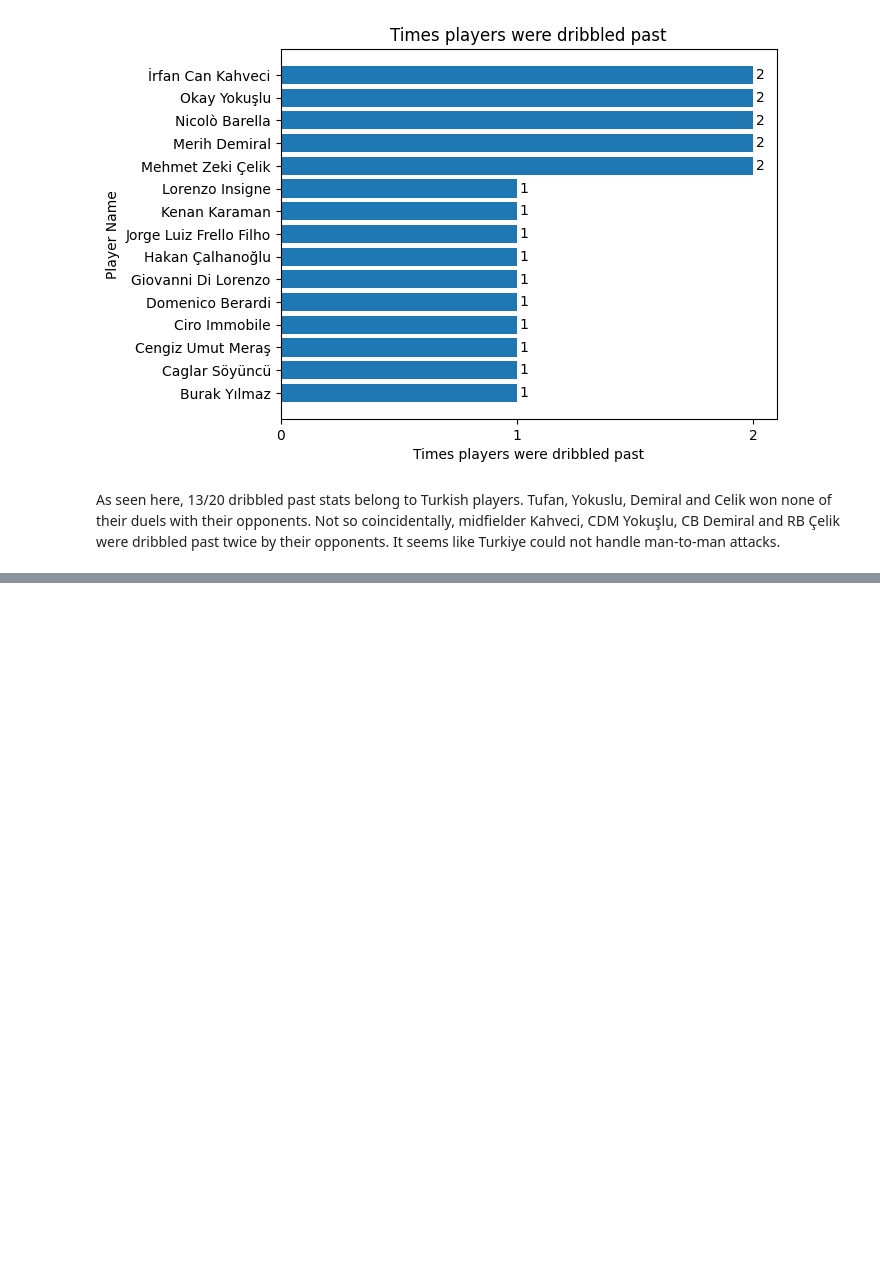
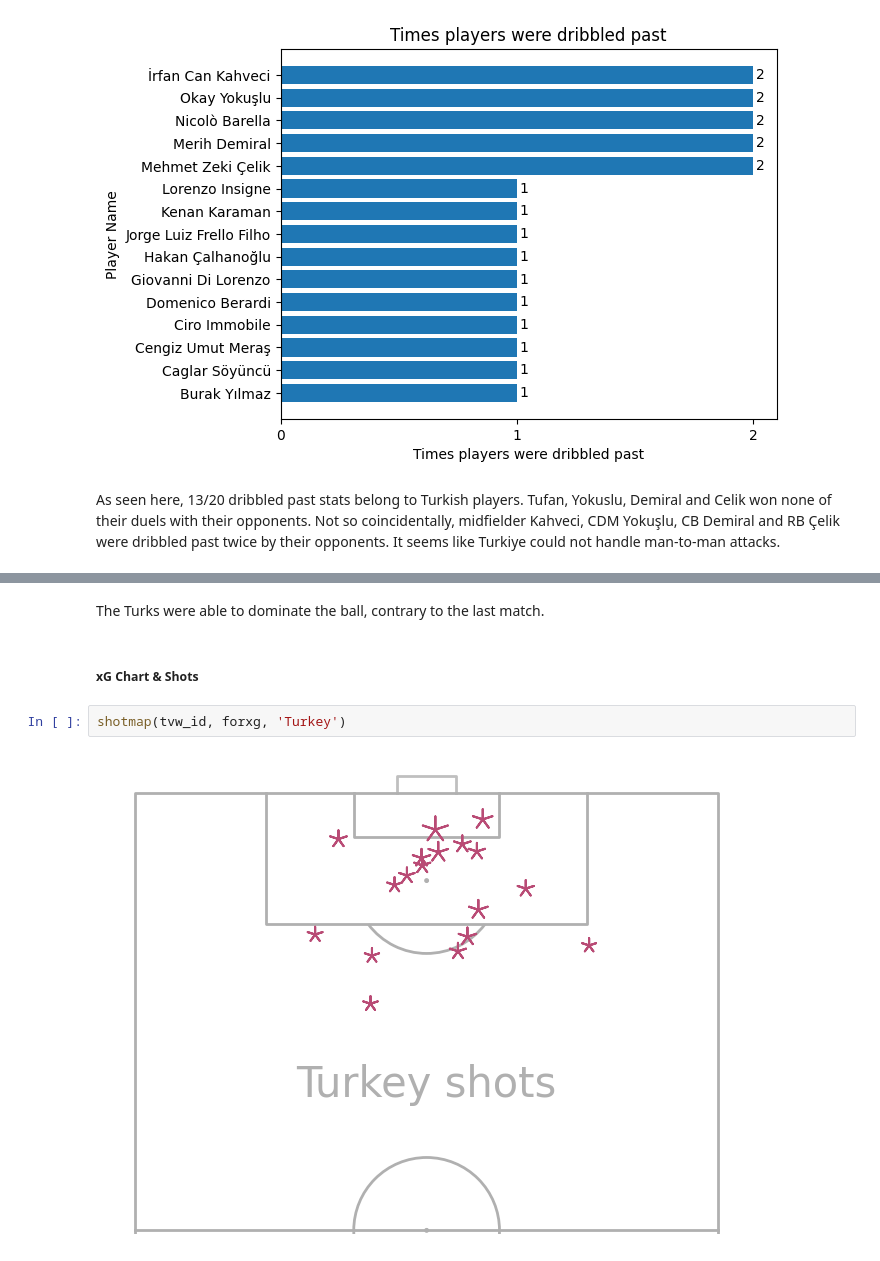
Before and after one commit to yyusufcoskun/Turkiye-EURO-2020-Analysis, a Jupyter notebook: main.ipynb, the cells around one changed output, grey strips where cells are left out. Cells and saved outputs as stored; diff of their text form; blank space fills up the shorter version.

```diff
--- a/main.ipynb
+++ b/main.ipynb
@@ -833,0 +901,8 @@ As seen here, 13/20 dribbled past stats belong to Turkish players. Tufan, Yokusl
+# %% [markdown]
+The Turks were able to dominate the ball, contrary to the last match.
+# %% [markdown]
+<h5> <b> xG Chart & Shots
+# %%
+shotmap(tvw_id, forxg, 'Turkey')
+# %% [output]
+[figure, added]
```
Also changed, not shown: parts of 155 cells of this notebook.
